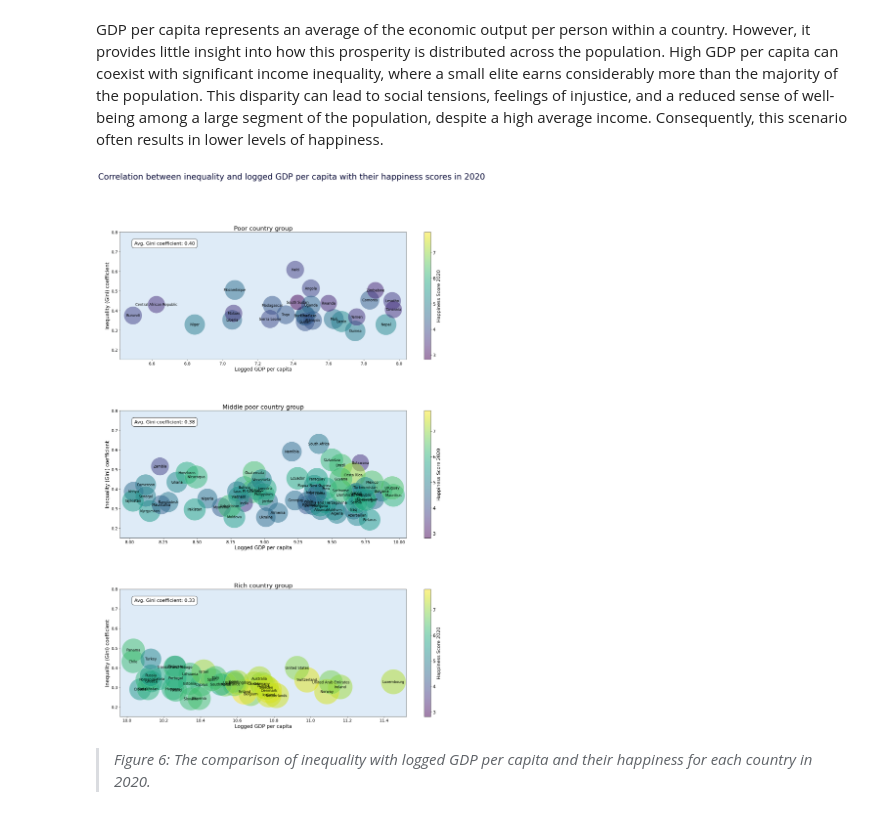
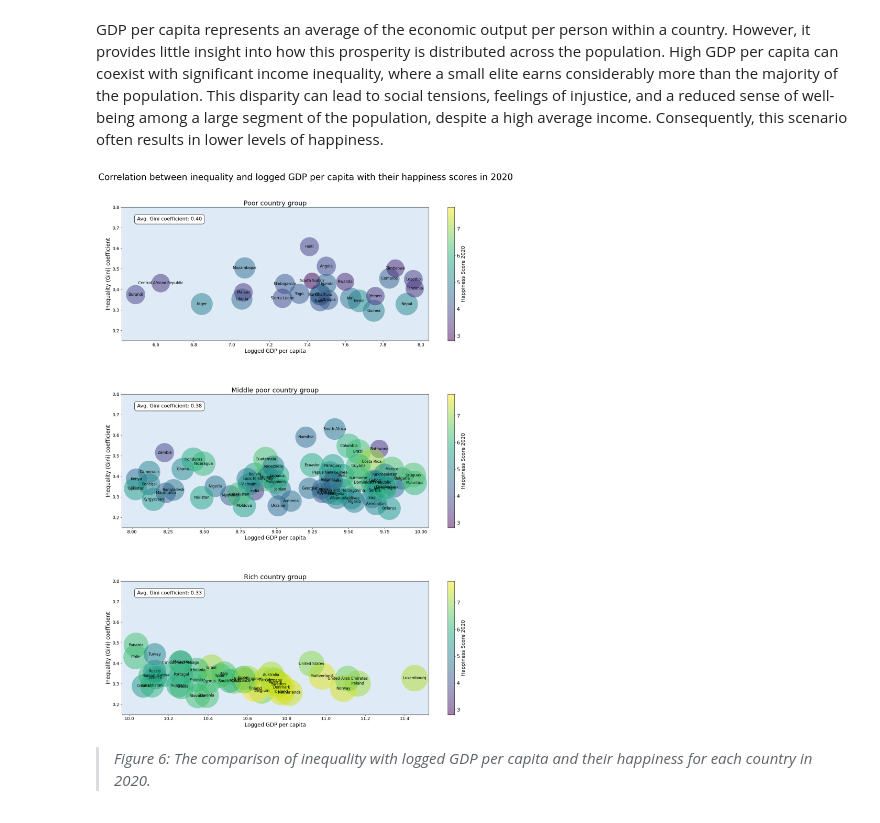
Before and after one commit to thijsslagter12/data-storyV2, a Jupyter notebook: docs/format.ipynb, the cells around one changed output. Drawn from its saved outputs; the diff is of its cells as text; code cells hidden in the pictures.

```diff
--- a/docs/format.ipynb
+++ b/docs/format.ipynb
@@ -357,36 +363,37 @@ def plot_group(ax, df, title):
     cbar.ax.tick_params(labelsize=16)  # Adjust font size of colorbar tick labels
 
     # Set y-axis limits for Gini coefficient
     ax.set_ylim(0.15, 0.8)
 
     # Add labels and title with adjusted font sizes
     ax.set_title(title, fontsize=21)  # Adjusted font size for subplot titles
     ax.set_xlabel('Logged GDP per capita', fontsize=17)  # Adjusted font size for x-axis label
     ax.set_ylabel('Inequality (Gini) coefficient', fontsize=17)  # Adjusted font size for y-axis label
 
     ax.tick_params(axis='x', labelsize=14)
     ax.tick_params(axis='y', labelsize=14)
 
 # Create a figure with three subplots in a column
 fig, axs = plt.subplots(3, 1, figsize=(18, 26))  # Set background color for subplots
 
 # Plot each group in its own subplot
 plot_group(axs[0], group_poor, title='Poor country group')
 plot_group(axs[1], group_middle, title='Middle poor country group')
 plot_group(axs[2], group_rich, title='Rich country group')
 
 for ax in axs:
     ax.set_facecolor((0.87, 0.92, 0.97)) # RGBA values for the specified background color
 
 # Adjust layout and show plot
-plt.suptitle('Correlation between inequality and logged GDP per capita with their happiness scores in 2020', fontsize=28, x=0.5, y=1.02, color='#000435')
-plt.tight_layout(rect=[0, 0, 1, 0.95])  # Adjust the layout to accommodate suptitle and subplots
+fig.suptitle('Correlation between inequality and logged GDP per capita with their happiness scores in 2020',
+             fontsize=28, x=0.5, y=0.95, ha='center', va='top')
+plt.tight_layout(rect=[0, 0, 1, 0.93])  # Adjust the layout to accommodate suptitle and subplots
 
 plt.subplots_adjust(hspace=0.4)
 
 plt.show()
 # %% [output]
-[figure, old version]
+[figure, new version]
 # %% [markdown]
 > *Figure 6: The comparison of inequality with logged GDP per capita and their happiness for each country in 2020.*
 # %% [markdown]
```
Also changed, not shown: parts of 2 cells of this notebook.
